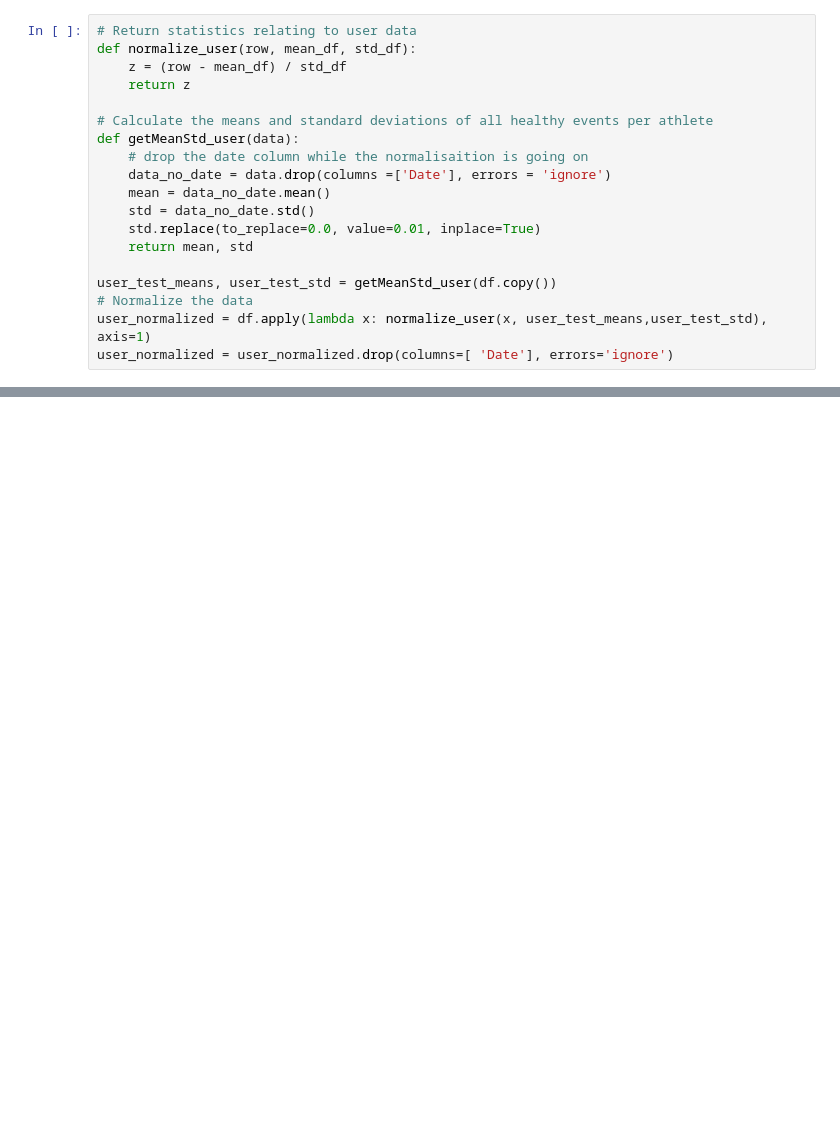
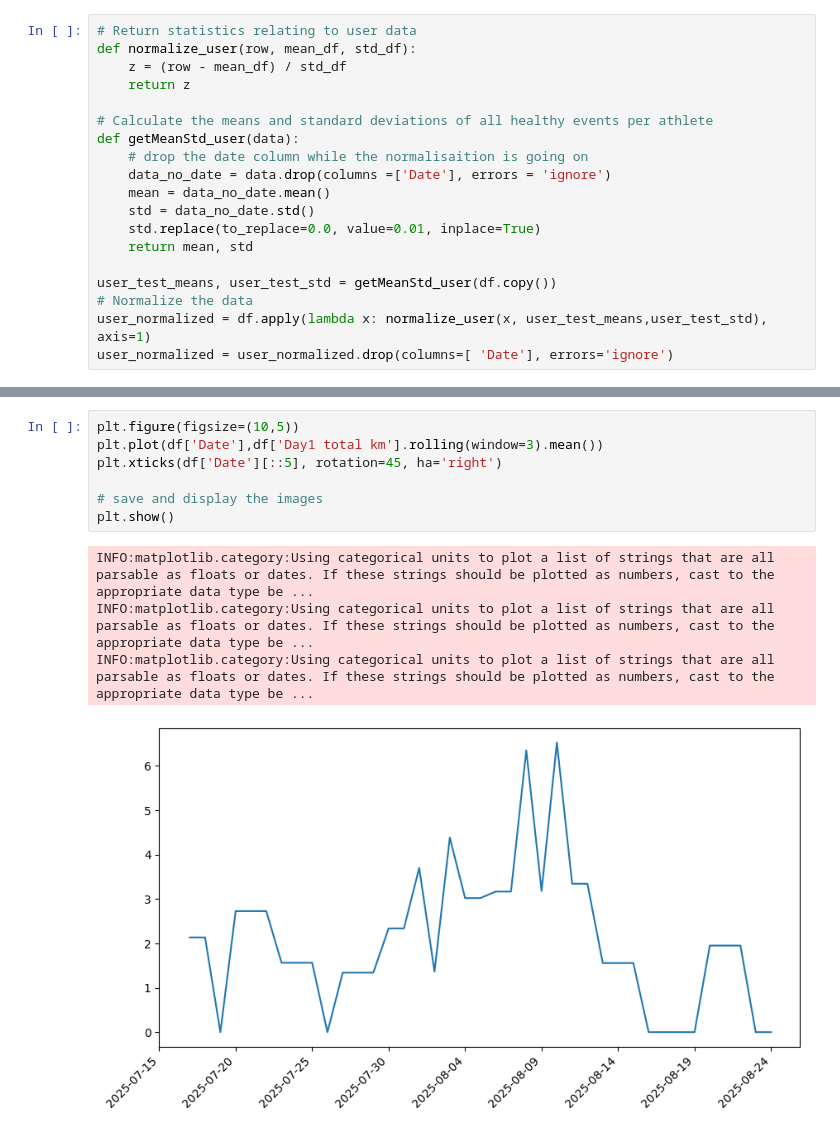
Before and after one commit to milooranm/RunningVolume_Injury, a Jupyter notebook: MVP2 notebooks/mvp2LogRegTest.ipynb, the cells around one changed output, grey strips where cells are left out. Drawn from its saved outputs; the diff is of its cells as text; blank space fills up the shorter version.

```diff
--- a/MVP2 notebooks/mvp2LogRegTest.ipynb
+++ b/MVP2 notebooks/mvp2LogRegTest.ipynb
@@ -432,0 +470,12 @@ Feature names seen at fit time, yet now missing:
+# %%
+plt.figure(figsize=(10,5))
+plt.plot(df['Date'],df['Day1 total km'].rolling(window=3).mean())
+plt.xticks(df['Date'][::5], rotation=45, ha='right')
+
+# save and display the images
+plt.show()
+# %% [output]
+INFO:matplotlib.category:Using categorical units to plot a list of strings that are all parsable as floats or dates. If these strings should be plotted as numbers, cast to the appropriate data type be ...
+INFO:matplotlib.category:Using categorical units to plot a list of strings that are all parsable as floats or dates. If these strings should be plotted as numbers, cast to the appropriate data type be ...
+INFO:matplotlib.category:Using categorical units to plot a list of strings that are all parsable as floats or dates. If these strings should be plotted as numbers, cast to the appropriate data type be ...
+[figure, added]
```
Also changed, not shown: parts of 7 cells of this notebook, 6 other files.
